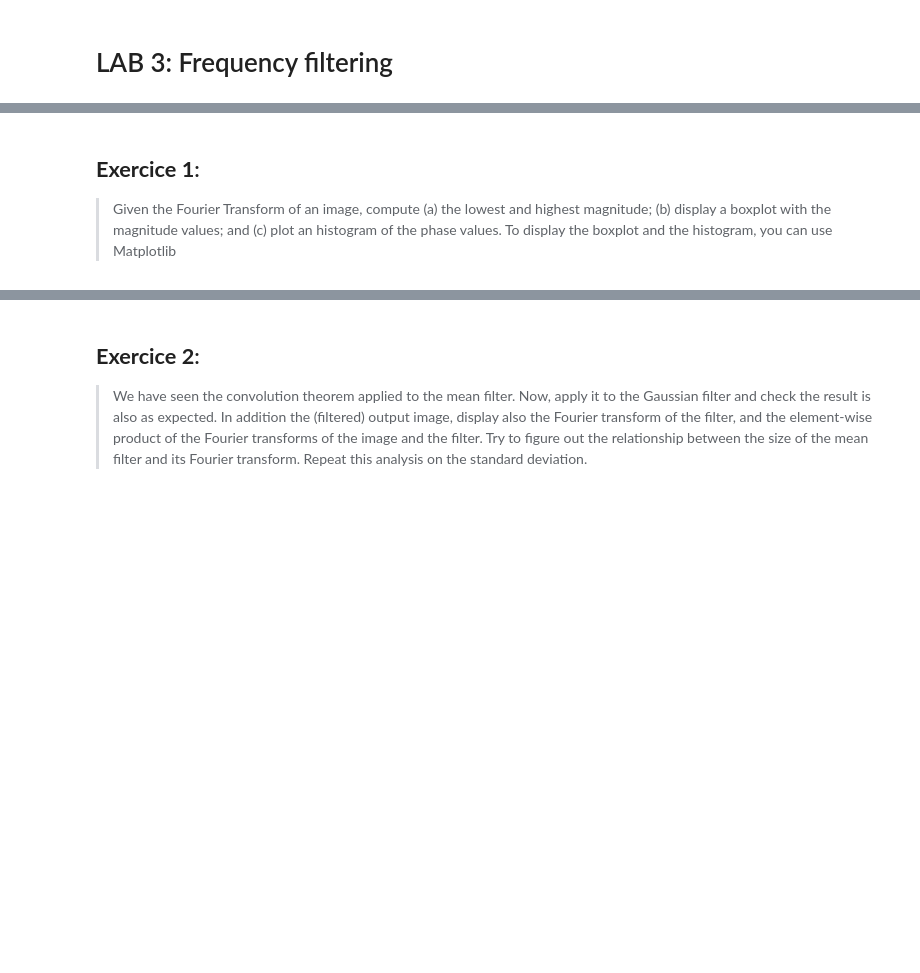
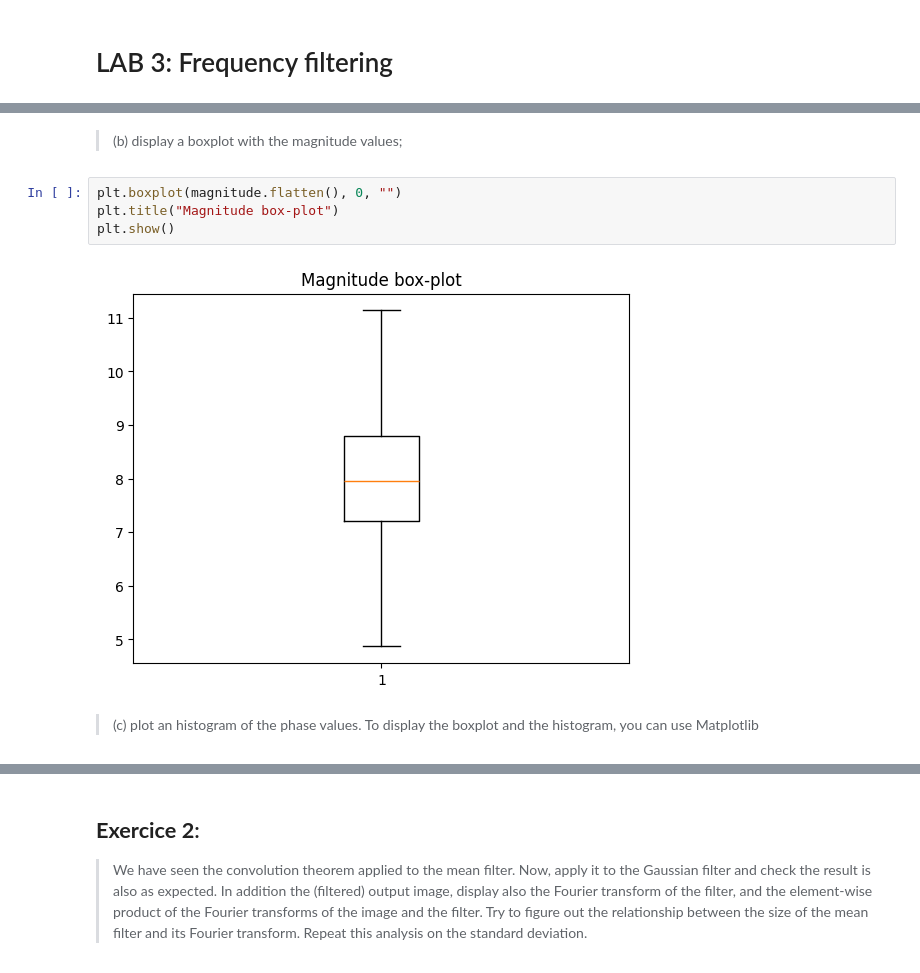
Before and after one commit to mihaiBront/master_SistemasInteligentes, a Jupyter notebook: SJK002_ComputerVision/LAB3/MihaiBront_LAB3_FrequencyFiltering.ipynb, the cells around one changed output, grey strips where cells are left out. Saved outputs shown, nothing was run; the diff lists cells and outputs as text; blank space fills up the shorter version.

```diff
--- a/SJK002_ComputerVision/LAB3/MihaiBront_LAB3_FrequencyFiltering.ipynb
+++ b/SJK002_ComputerVision/LAB3/MihaiBront_LAB3_FrequencyFiltering.ipynb
@@ -3,3 +294,12 @@
+# %% [markdown]
+
+>(b) display a boxplot with the magnitude values;
+# %%
+plt.boxplot(magnitude.flatten(), 0, "")
+plt.title("Magnitude box-plot")
+plt.show()
+# %% [output]
+[figure, added]
 # %% [markdown]
-## **Exercice 1**:
->Given the Fourier Transform of an image, compute (a) the lowest and highest magnitude; (b) display a boxplot with the magnitude values; and (c) plot an histogram of the phase values. To display the boxplot and the histogram, you can use Matplotlib
+
+>(c) plot an histogram of the phase values. To display the boxplot and the histogram, you can use Matplotlib
```
Also changed, not shown: parts of 43 cells of this notebook, 1 other file.
